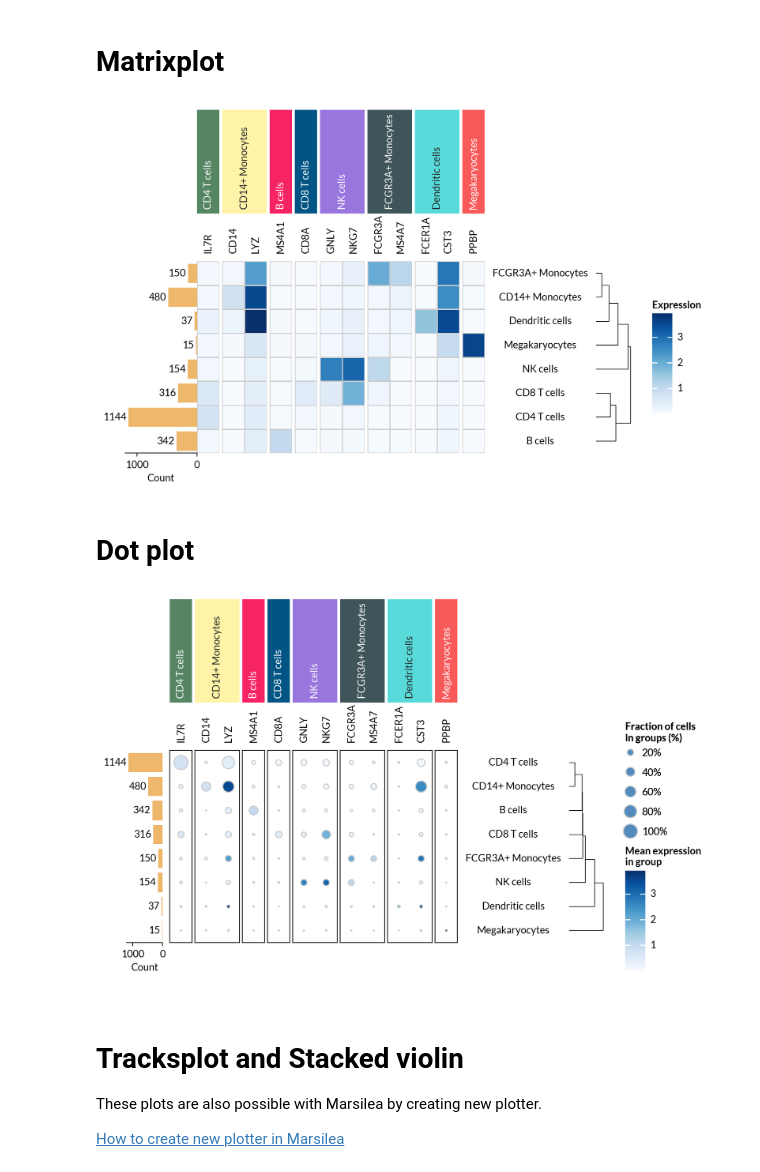
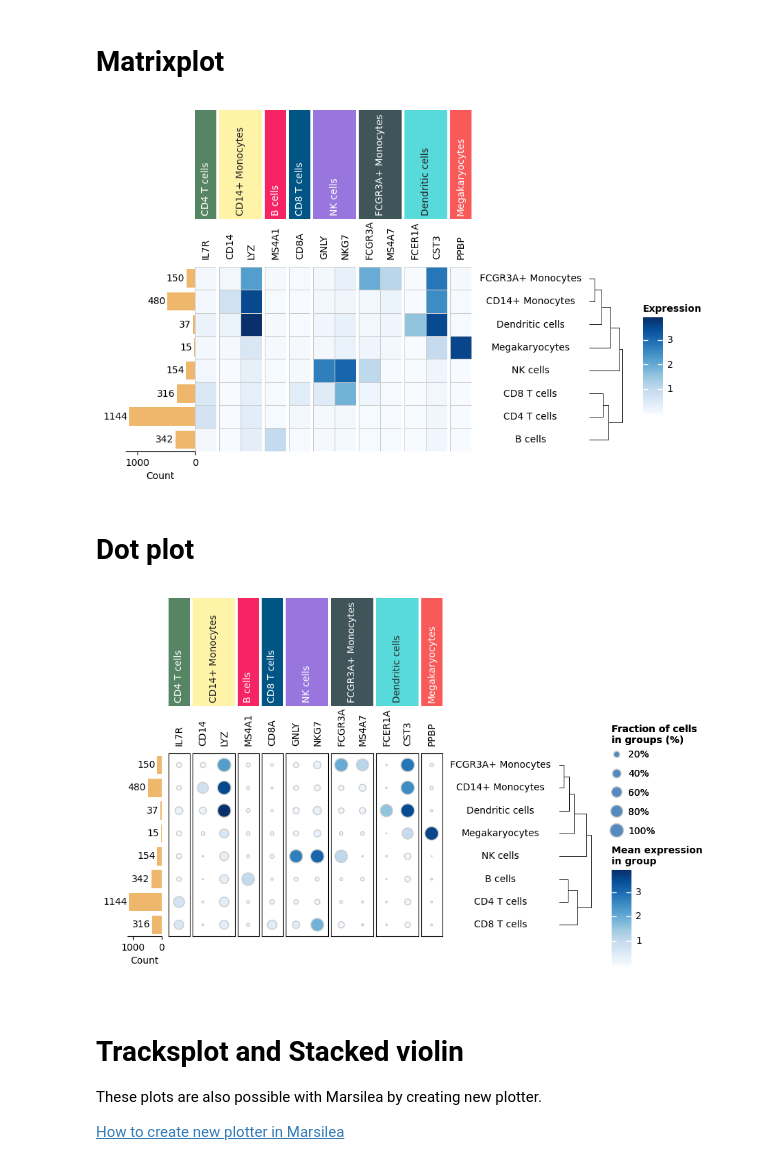
Before and after one commit to scverse/scanpy-tutorials, a Jupyter notebook: plotting-with-marsilea.ipynb, the cells around one changed output. Drawn from its saved outputs; the diff is of its cells as text; code cells hidden in the pictures.

```diff
--- a/plotting-with-marsilea.ipynb
+++ b/plotting-with-marsilea.ipynb
@@ -147,6 +142,6 @@ m.render()
 # %% [markdown]
 For other scanpy plots, please read below.
 # %%
-agg_data = sc.get.aggregate(pbmc, by="louvain", func=["mean", "count_nonzero"])
-agg_data
+agg = sc.get.aggregate(pbmc[:, markers], by="louvain", func=["mean", "count_nonzero"])
+agg
 # %% [output]
@@ -155,13 +150,14 @@ AnnData object with n_obs × n_vars = 8 × 13714
     var: 'n_cells'
     layers: 'mean', 'count_nonzero'
 # %%
-exp = agg_data[:, markers].layers["mean"]
-count = agg_data[:, markers].layers["count_nonzero"]
-cell_counts = pbmc.obs["louvain"].value_counts()[agg_data.obs["louvain"]]
+exp = agg.layers["mean"]
+count = agg.layers["count_nonzero"]
+cell_counts = pbmc.obs["louvain"].value_counts()[agg.obs["louvain"]].to_numpy()
 # %% [markdown]
 # Matrixplot
 # %%
 h, w = exp.shape
+
 m = ma.Heatmap(
     exp,
     height=h / 3,
@@ -171,7 +167,7 @@ m = ma.Heatmap(
     linecolor=".8",
     label="Expression",
 )
-m.add_right(mp.Labels(agg_data.obs["louvain"], align="center"), pad=0.1)
+m.add_right(mp.Labels(agg.obs["louvain"], align="center"), pad=0.1)
 m.add_top(mp.Labels(markers), pad=0.1)
 m.vsplit(labels=cells, order=uni_cells)
 m.add_top(mp.Chunk(uni_cells, fill_colors=cell_colors, rotation=90))
@@ -180,37 +176,37 @@ m.add_dendrogram("right", pad=0.1)
 m.add_legends()
 m.render()
 # %% [output]
-[figure, old version]
+[figure, new version]
 # %% [markdown]
 # Dot plot
 # %%
-h, w = exp.shape
+size = count / cell_counts[:, np.newaxis]
 m = ma.SizedHeatmap(
-    size=count,
+    size=size,
     color=exp,
-    cluster_data=count,
+    cluster_data=size,
     height=h / 3,
     width=w / 3,
     edgecolor=".8",
     cmap="Blues",
     size_legend_kws=dict(
         colors="#538bbf",
         title="Fraction of cells\nin groups (%)",
         labels=["20%", "40%", "60%", "80%", "100%"],
         show_at=[0.2, 0.4, 0.6, 0.8, 1.0],
     ),
     color_legend_kws=dict(title="Mean expression\nin group"),
 )
-m.add_right(mp.Labels(agg_data.obs["louvain"], align="center"), pad=0.1)
+m.add_right(mp.Labels(agg.obs["louvain"], align="center"), pad=0.1)
 m.add_top(mp.Labels(markers), pad=0.1)
 m.vsplit(labels=cells, order=uni_cells)
 m.add_top(mp.Chunk(uni_cells, fill_colors=cell_colors, rotation=90))
 m.add_left(mp.Numbers(cell_counts, color="#EEB76B", label="Count"), size=0.5, pad=0.1)
 m.add_dendrogram("right", pad=0.1)
 m.add_legends()
 m.render()
 # %% [output]
-[figure, old version]
+[figure, new version]
 # %% [markdown]
 # Tracksplot and Stacked violin
 
```
Also changed, not shown: parts of 12 cells of this notebook.
